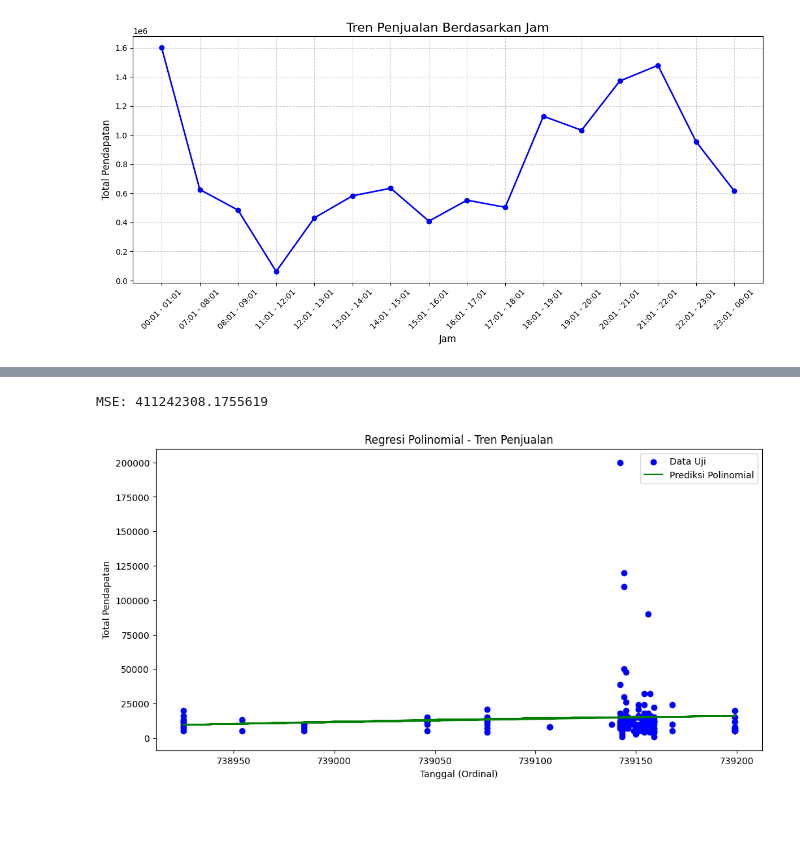
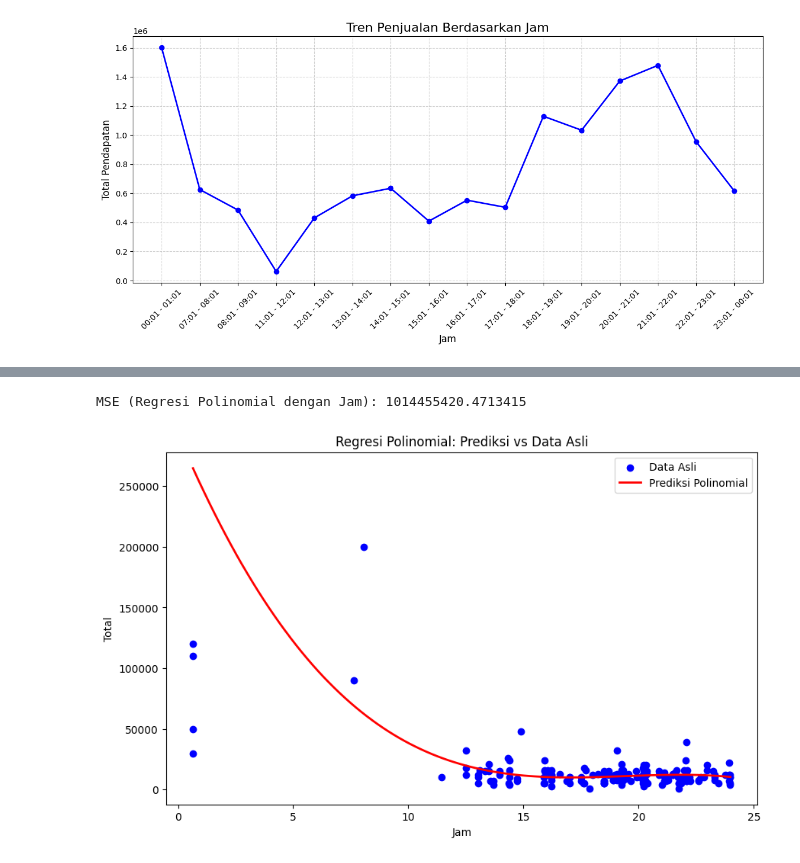
Before and after one commit to varqse/BBN_Data_Analytics, a Jupyter notebook: BBN_Big_Data_analysis.ipynb, the cells around one changed output, grey strips where cells are left out. Cells and saved outputs as stored; diff of their text form; code cells hidden in the pictures; blank space fills up the shorter version.

```diff
--- a/BBN_Big_Data_analysis.ipynb
+++ b/BBN_Big_Data_analysis.ipynb
@@ -184,28 +181,47 @@ MSE (Regresi Linear dengan Jam): 305673506.2950991
 # %%
+import pandas as pd
+import numpy as np
+import matplotlib.pyplot as plt
+from sklearn.model_selection import train_test_split
+from sklearn.linear_model import LinearRegression
 from sklearn.preprocessing import PolynomialFeatures
 from sklearn.metrics import mean_squared_error
 
-poly = PolynomialFeatures(degree=2)
-X_poly = poly.fit_transform(X)
+df['Jam'] = pd.to_datetime(df['Jam'], format='%H:%M:%S').dt.hour + pd.to_datetime(df['Jam'], format='%H:%M:%S').dt.minute / 60
 
-X_train_poly, X_test_poly, y_train, y_test = train_test_split(X_poly, y, test_size=0.2, random_state=42)
+X = df[['Jam']]
+y = df['Total']
+
+X_train, X_test, y_train, y_test = train_test_split(X, y, test_size=0.2, random_state=42)
+
+poly = PolynomialFeatures(degree=3)
+X_poly_train = poly.fit_transform(X_train)
+X_poly_test = poly.transform(X_test)
 
 model_poly = LinearRegression()
-model_poly.fit(X_train_poly, y_train)
+model_poly.fit(X_poly_train, y_train)
 
-y_poly_pred = model_poly.predict(X_test_poly)
+y_pred_poly = model_poly.predict(X_poly_test)
 
-mse_poly = mean_squared_error(y_test, y_poly_pred)
-print(f'MSE: {mse_poly}')
+mse_poly = mean_squared_error(y_test, y_pred_poly)
+print(f'MSE (Regresi Polinomial dengan Jam): {mse_poly}')
 
-plt.figure(figsize=(12, 6))
-plt.scatter(X_test, y_test, color='blue', label='Data Uji')
-plt.plot(X_test, y_poly_pred, color='green', label='Prediksi Polinomial')
-plt.title('Regresi Polinomial - Tren Penjualan')
-plt.xlabel('Tanggal (Ordinal)')
-plt.ylabel('Total Pendapatan')
+plt.figure(figsize=(10, 6))
+
+plt.scatter(X_test, y_test, color='blue', label='Data Asli')
+
+X_range = np.linspace(X.min(), X.max(), 100).reshape(-1, 1)
+X_range_poly = poly.transform(X_range)
+y_range_pred = model_poly.predict(X_range_poly)
+
+plt.plot(X_range, y_range_pred, color='red', linewidth=2, label='Prediksi Polinomial')
+
+plt.title('Regresi Polinomial: Prediksi vs Data Asli')
+plt.xlabel('Jam')
+plt.ylabel('Total')
 plt.legend()
+
 plt.show()
 # %% [output]
-MSE: 411242308.1755619
+MSE (Regresi Polinomial dengan Jam): 1014455420.4713415
-[figure, old version]
+[figure, new version]
```
Also changed, not shown: parts of 6 cells of this notebook.
